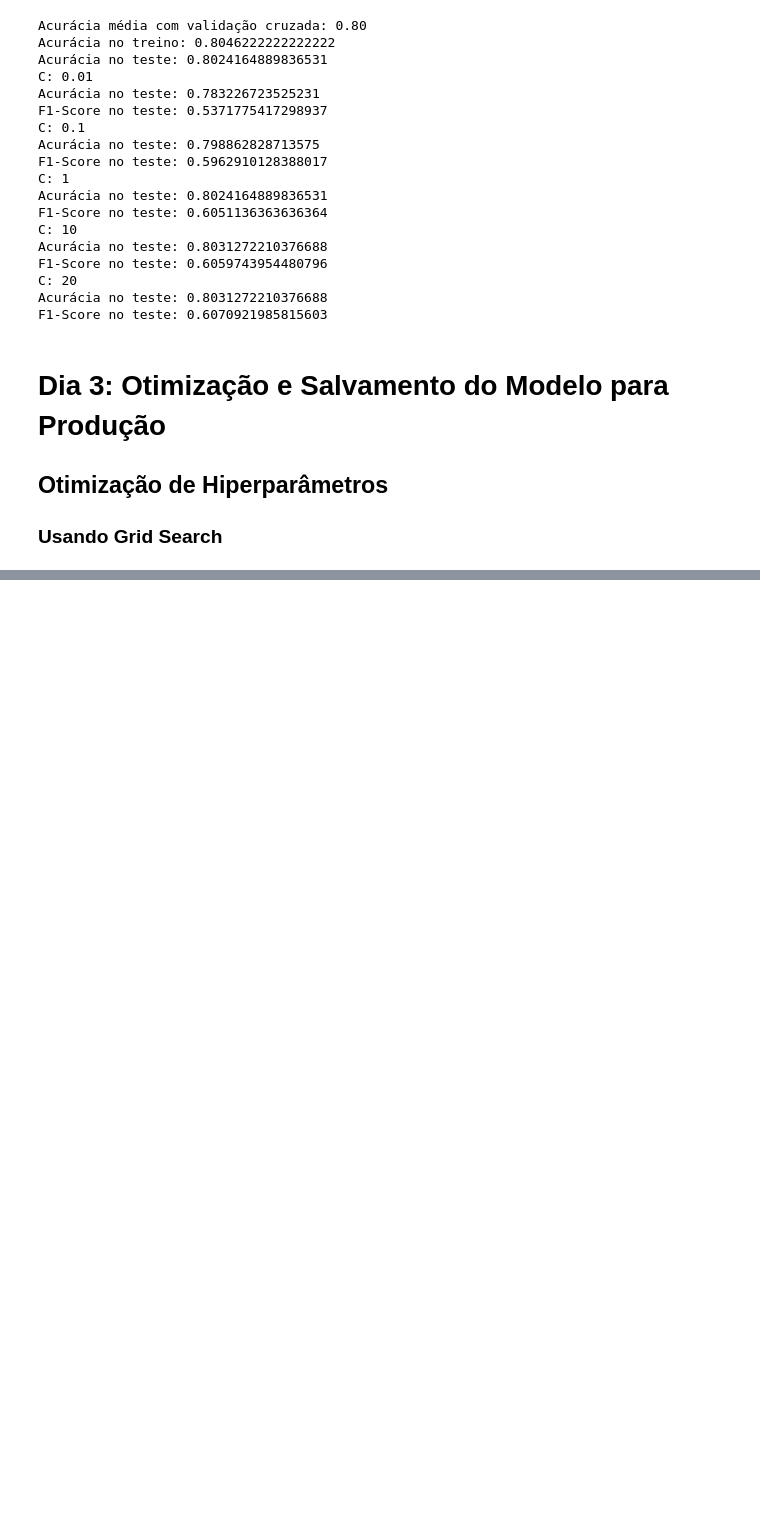
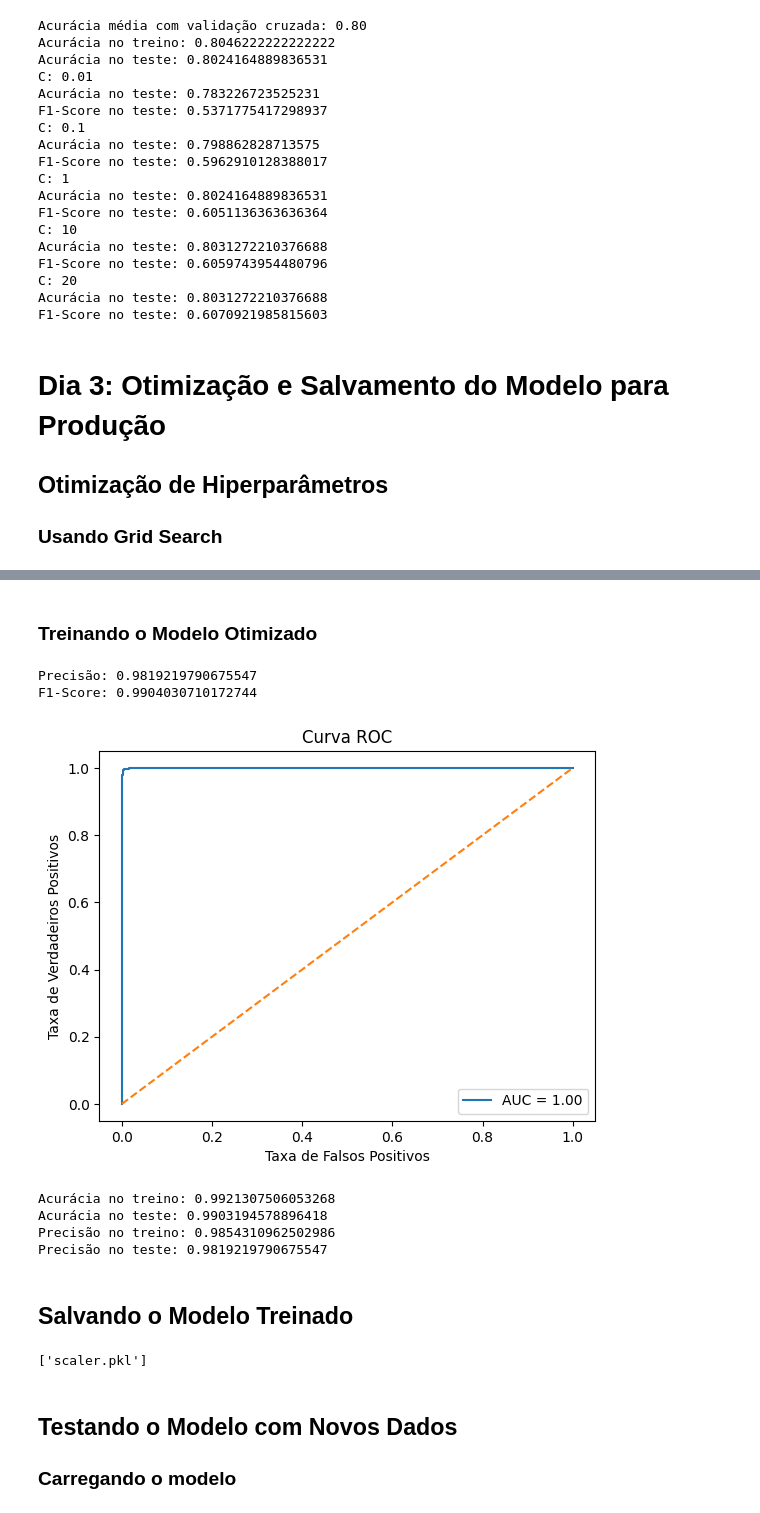
Before and after one commit to felipequentino/minicurso-ml, a Jupyter notebook: day3.ipynb, the cells around one changed output, grey strips where cells are left out. Saved outputs shown, nothing was run; the diff lists cells and outputs as text; code cells hidden in the pictures; blank space fills up the shorter version.

```diff
--- a/day3.ipynb
+++ b/day3.ipynb
@@ -132,0 +179,23 @@ Melhor score: 0.5972052676618085
+# %%
+from sklearn.ensemble import RandomForestClassifier
+from sklearn.model_selection import GridSearchCV
+
+# Definir o modelo
+rf = RandomForestClassifier(random_state=42)
+
+# Definir os hiperparâmetros a serem testados
+param_grid = {
+    'n_estimators': [50, 100, 200],
+    'max_depth': [10, 20, None],
+    'min_samples_split': [2, 5, 10],
+    'min_samples_leaf': [1, 2, 4],
+    'max_features': ['sqrt', 'log2', None],
+    'bootstrap': [True, False]
+}
+
+# Configurar o Grid Search com validação cruzada
+grid_search = GridSearchCV(estimator=rf, param_grid=param_grid,
+                           cv=5, scoring='f1', verbose=2, n_jobs=-1)
+
+# Executar o Grid Search
+grid_search.fit(X_resampled, y_resampled)
@@ -132,0 +220,53 @@ Melhor score: 0.5972052676618085
+# %% [markdown]
+### Treinando o Modelo Otimizado
+# %%
+best_model = grid_search.best_estimator_
+
+# Avaliando no conjunto de teste
+y_pred = best_model.predict(X_test)
+print("Precisão:", precision_score(y_test, y_pred))
+print("F1-Score:", f1_score(y_test, y_pred))
+# %% [output]
+Precisão: 0.9819219790675547
+F1-Score: 0.9904030710172744
+# %%
+y_prob = best_model.predict_proba(X_test)[:, 1]  # Probabilidade da classe positiva
+fpr, tpr, thresholds = roc_curve(y_test, y_prob)
+auc = roc_auc_score(y_test, y_prob)
+
+plt.plot(fpr, tpr, label=f"AUC = {auc:.2f}")
+plt.plot([0, 1], [0, 1], linestyle="--")
+plt.xlabel("Taxa de Falsos Positivos")
+plt.ylabel("Taxa de Verdadeiros Positivos")
+plt.title("Curva ROC")
+plt.legend()
+plt.show()
+# %% [output]
+[figure, added]
+# %%
+train_pred = best_model.predict(X_train)
+print("Acurácia no treino:", accuracy_score(y_train, train_pred))
+print("Acurácia no teste:", accuracy_score(y_test, y_pred))
+print("Precisão no treino:", precision_score(y_train, train_pred))
+print("Precisão no teste:", precision_score(y_test, y_pred))
+# %% [output]
+Acurácia no treino: 0.9921307506053268
+Acurácia no teste: 0.9903194578896418
+Precisão no treino: 0.9854310962502986
+Precisão no teste: 0.9819219790675547
+# %% [markdown]
+## Salvando o Modelo Treinado
+# %%
+import joblib
+
+# Salvando o modelo
+joblib.dump(best_model, 'best_model_random_forest.pkl')
+
+# Salvando o scaler
+joblib.dump(scaler, 'scaler.pkl')
+# %% [output]
+['scaler.pkl']
+# %% [markdown]
+## Testando o Modelo com Novos Dados
+
+### Carregando o modelo
```
Also changed, not shown: parts of 15 cells of this notebook, 10 other files.
